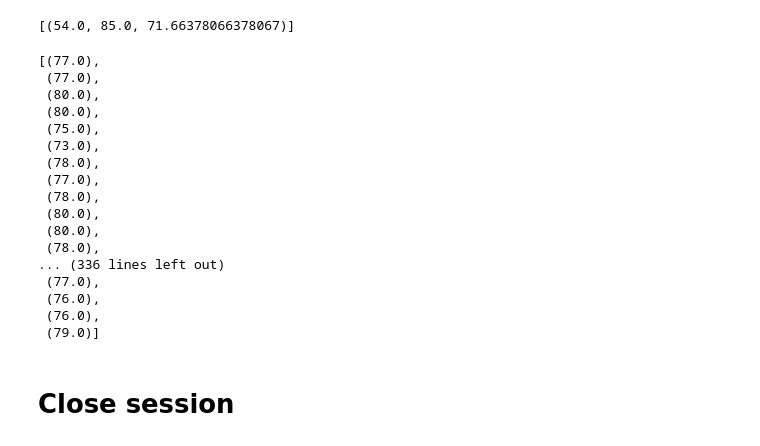
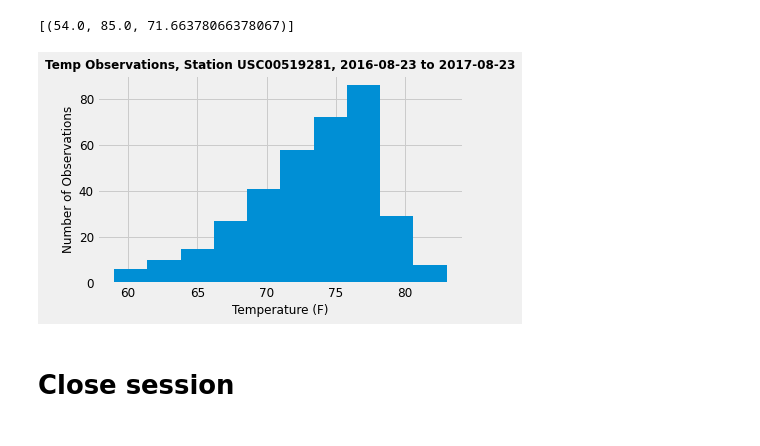
Before and after one commit to austin3216/sqlalchemy-challenge, a Jupyter notebook: climate_starter.ipynb, the cells around one changed output. Saved outputs shown, nothing was run; the diff lists cells and outputs as text; code cells hidden in the pictures.

Commit message:
Update jupyter nb - station histogram complete

```diff
--- a/climate_starter.ipynb
+++ b/climate_starter.ipynb
@@ -167,28 +167,20 @@ most_active_stats
 # %%
 # Using the most active station id
 # Query the last 12 months of temperature observation data for this station and plot the results as a histogram
 prior_year = dt.date(2017, 8, 23) - dt.timedelta(days=365)
 
 most_active_prior_yr = session.query(Measurement.tobs).filter(Measurement.station == 'USC00519281').filter(Measurement.date >= prior_year).all()
 # most_active_prior_yr
+
+active_station_df = pd.DataFrame(most_active_prior_yr)
+active_station_df.plot.hist(legend=False, fontsize=12)
+plt.xlabel('Temperature (F)', fontsize=12)
+plt.ylabel('Number of Observations', fontsize=12)
+plt.title(f'Temp Observations, Station USC00519281, {prior_year} to 2017-08-23', fontsize=12, fontweight='bold')
+plt.tight_layout()
+plt.show()
 # %% [output]
-[(77.0),
- (77.0),
- (80.0),
- (80.0),
- (75.0),
- (73.0),
- (78.0),
- (77.0),
- (78.0),
- (80.0),
- (80.0),
- (78.0),
-... (336 lines left out)
- (77.0),
- (76.0),
- (76.0),
- (79.0)]
+[figure, added]
 # %% [markdown]
 # Close session
 # %%
```
Also changed, not shown: 1 other file.
